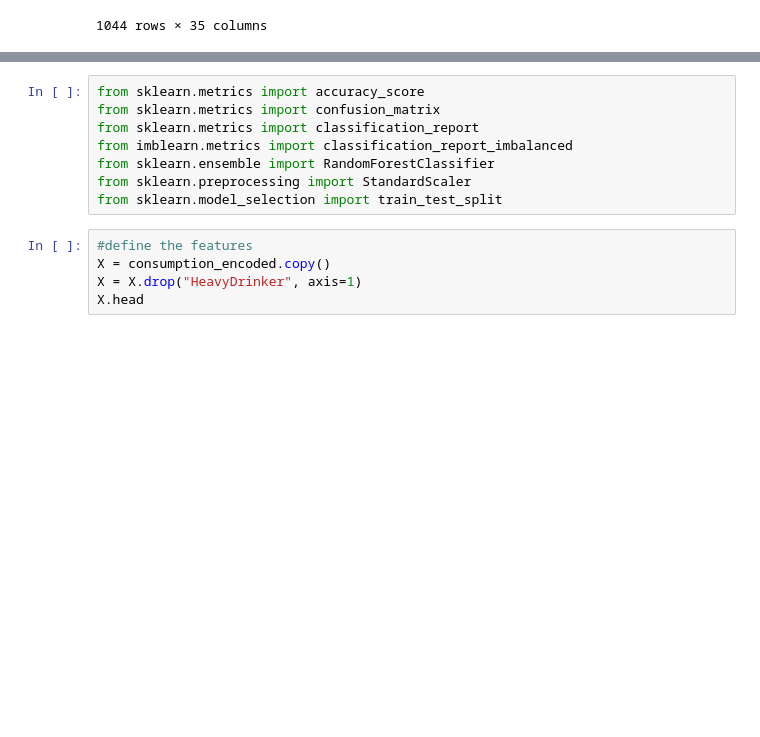
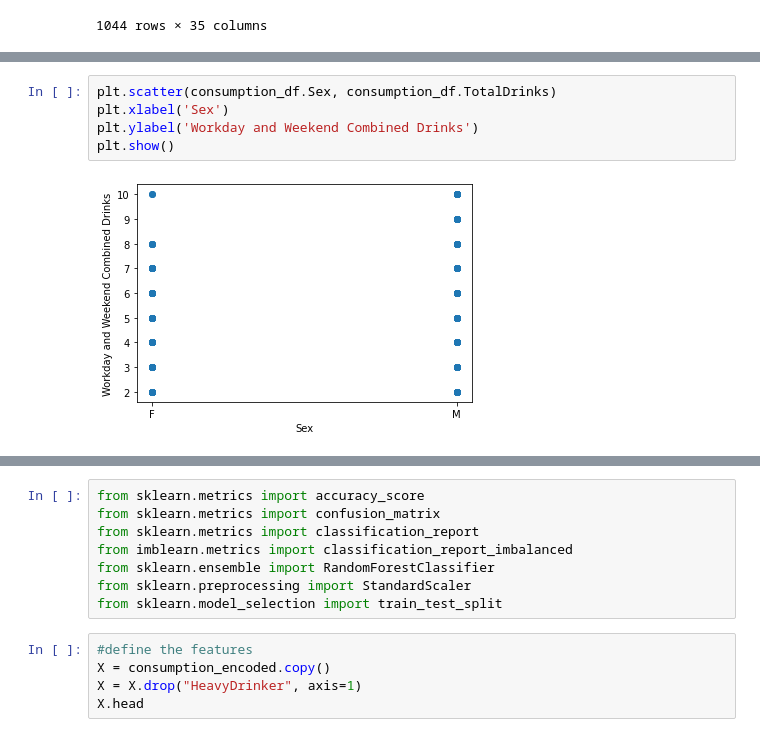
Before and after one commit to jaimiesj/health_outcomes, a Jupyter notebook: ML of Heavy Alcohol Consumption.ipynb, the cells around one changed output, grey strips where cells are left out. Drawn from its saved outputs; the diff is of its cells as text; blank space fills up the shorter version.

```diff
--- a/ML of Heavy Alcohol Consumption.ipynb
+++ b/ML of Heavy Alcohol Consumption.ipynb
@@ -160,0 +152,7 @@ consumption_df
+# %%
+plt.scatter(consumption_df.Sex, consumption_df.TotalDrinks)
+plt.xlabel('Sex')
+plt.ylabel('Workday and Weekend Combined Drinks')
+plt.show()
+# %% [output]
+[figure, added]
```
Also changed, not shown: parts of 15 cells of this notebook, 1 other file.
